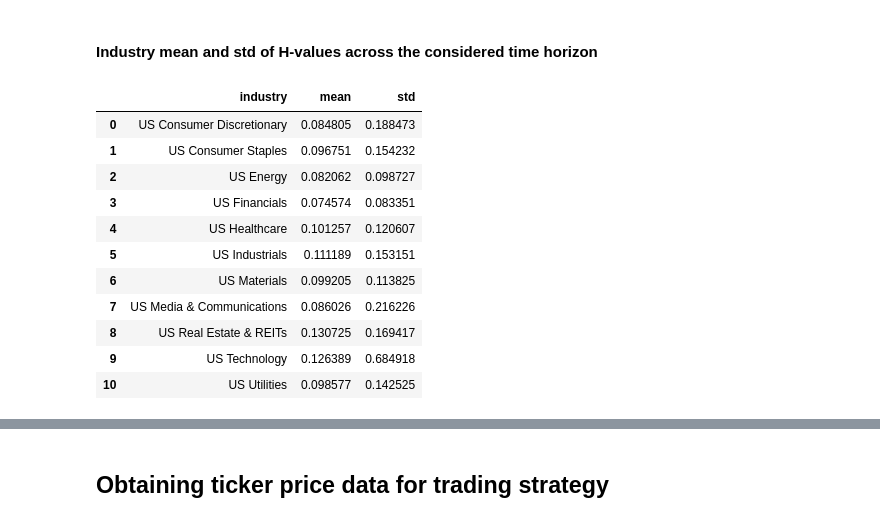
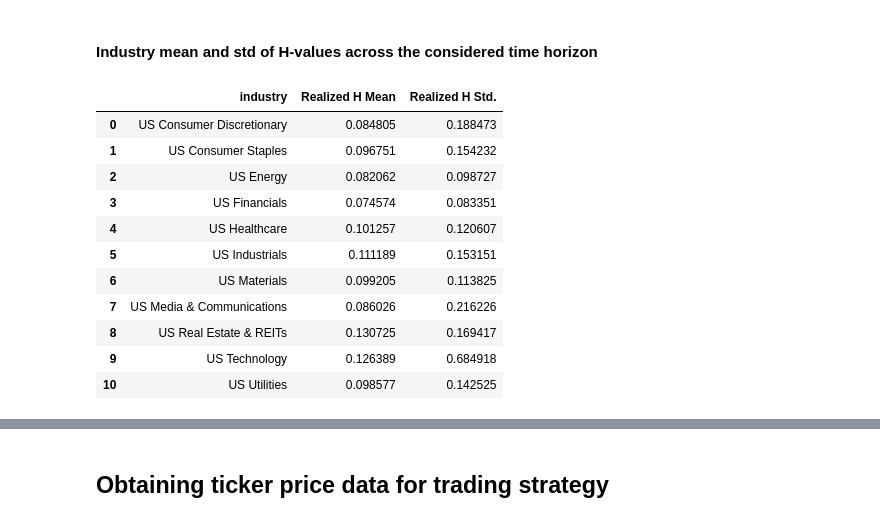
Before and after one commit to roshnx/buy-rough-sell-smooth, a Jupyter notebook: Realized_Vol_Regression.ipynb, the cells around one changed output, grey strips where cells are left out. Cells and saved outputs as stored; diff of their text form; code cells hidden in the pictures.

Commit message:
Added desc analysis to realized vol notebook

```diff
--- a/Realized_Vol_Regression.ipynb
+++ b/Realized_Vol_Regression.ipynb
@@ -366,9 +354,10 @@ plt.show()
 #### Industry mean and std of H-values across the considered time horizon
 # %%
 industry_H=betas.groupby(['industry'])['Realized_H'].agg(mean='mean', std='std').reset_index()
+industry_H.rename(columns={'mean': 'Realized H Mean', 'std': 'Realized H Std.'}, inplace=True)
 industry_H
 # %% [output]
-|  | industry | mean | std |
+|  | industry | Realized H Mean | Realized H Std. |
 | 0 | US Consumer Discretionary | 0.084805 | 0.188473 |
 | 1 | US Consumer Staples | 0.096751 | 0.154232 |
 | 2 | US Energy | 0.082062 | 0.098727 |
```
Also changed, not shown: parts of 3 cells of this notebook.
